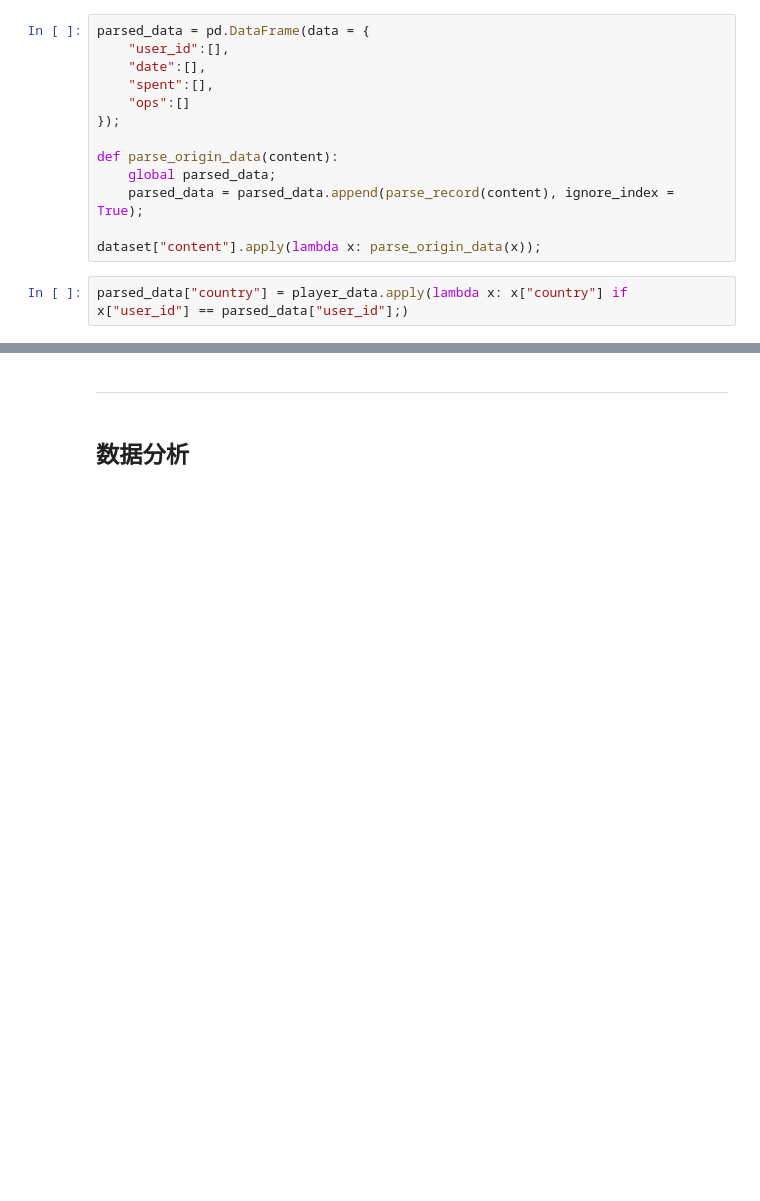
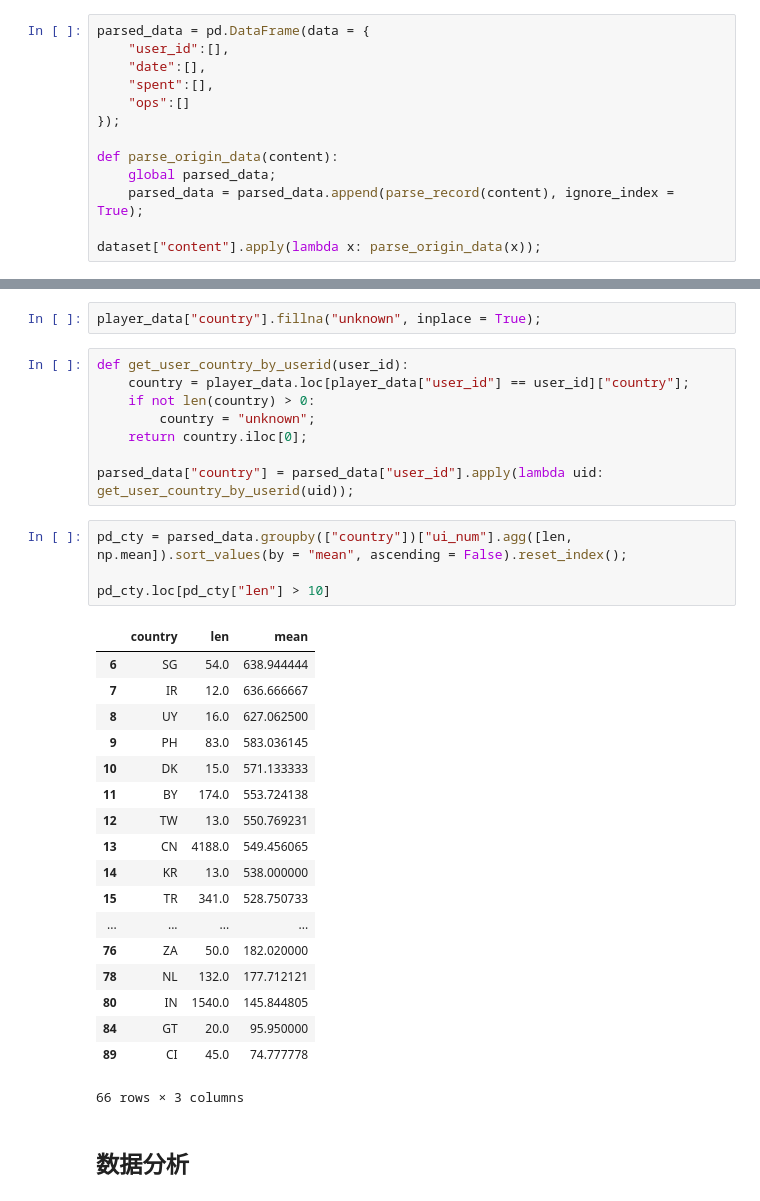
Before and after one commit to GuoQPro/user_operation_analysis, a Jupyter notebook: EOT_USER_OP_RECORD.ipynb, the cells around one changed output, grey strips where cells are left out. Saved outputs shown, nothing was run; the diff lists cells and outputs as text; blank space fills up the shorter version.

Commit message:
Update EOT_USER_OP_RECORD.ipynb
combine country to user

```diff
--- a/EOT_USER_OP_RECORD.ipynb
+++ b/EOT_USER_OP_RECORD.ipynb
@@ -299,5 +298,3 @@ def parse_origin_data(content):
     parsed_data = parsed_data.append(parse_record(content), ignore_index = True);
 
 dataset["content"].apply(lambda x: parse_origin_data(x));
-# %%
-parsed_data["country"] = player_data.apply(lambda x: x["country"] if x["user_id"] == parsed_data["user_id"];)
@@ -306,5 +301,36 @@ SyntaxError: invalid syntax (<ipython-input-64-3c9849eb1369>, line 1)
-# %% [markdown]
----
+# %%
+player_data["country"].fillna("unknown", inplace = True);
+# %%
+def get_user_country_by_userid(user_id):
+    country = player_data.loc[player_data["user_id"] == user_id]["country"];
+    if not len(country) > 0:
+        country = "unknown";
+    return country.iloc[0];
+
+parsed_data["country"] = parsed_data["user_id"].apply(lambda uid: get_user_country_by_userid(uid));
+# %%
+pd_cty = parsed_data.groupby(["country"])["ui_num"].agg([len, np.mean]).sort_values(by = "mean", ascending = False).reset_index();
+
+pd_cty.loc[pd_cty["len"] > 10]
+# %% [output]
+|  | country | len | mean |
+| 6 | SG | 54.0 | 638.944444 |
+| 7 | IR | 12.0 | 636.666667 |
+| 8 | UY | 16.0 | 627.062500 |
+| 9 | PH | 83.0 | 583.036145 |
+| 10 | DK | 15.0 | 571.133333 |
+| 11 | BY | 174.0 | 553.724138 |
+| 12 | TW | 13.0 | 550.769231 |
+| 13 | CN | 4188.0 | 549.456065 |
+| 14 | KR | 13.0 | 538.000000 |
+| 15 | TR | 341.0 | 528.750733 |
+| ... | ... | ... | ... |
+| 76 | ZA | 50.0 | 182.020000 |
+| 78 | NL | 132.0 | 177.712121 |
+| 80 | IN | 1540.0 | 145.844805 |
+| 84 | GT | 20.0 | 95.950000 |
+| 89 | CI | 45.0 | 74.777778 |
+66 rows × 3 columns
 # %% [markdown]
 ## 数据分析
 # %% [markdown]
```
Also changed, not shown: parts of 5 cells of this notebook.
